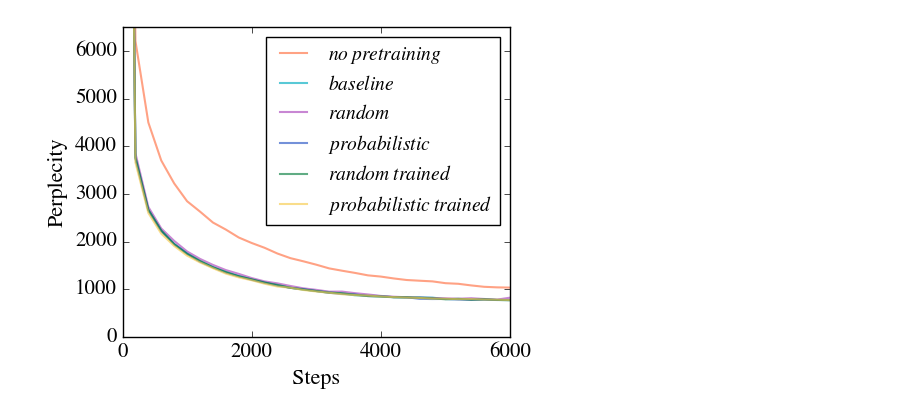
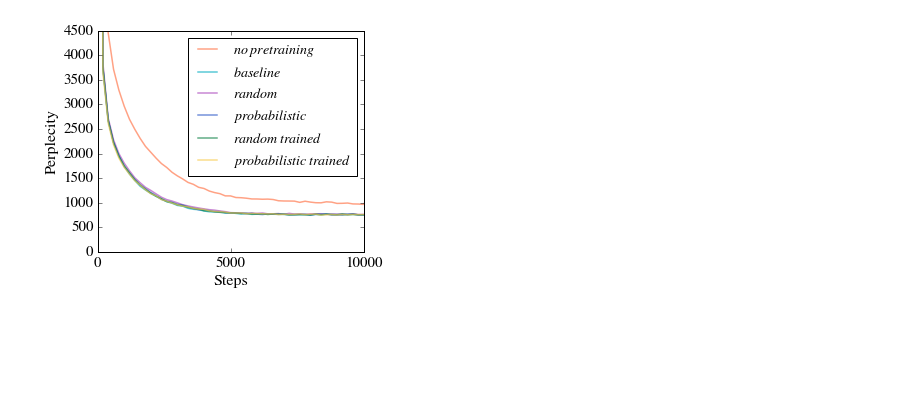
Before and after one commit to drumstok/nlp-project, a Jupyter notebook: generating-plots/plots_generator.ipynb, the cells around one changed output. Cells and saved outputs as stored; diff of their text form; code cells hidden in the pictures; blank space fills up the shorter version.

Commit message:
Tweaked plots

```diff
--- a/generating-plots/plots_generator.ipynb
+++ b/generating-plots/plots_generator.ipynb
@@ -98,10 +98,10 @@ test_plot(x[2:], y[2:], colors, legend[2:],'')
 # %%
-file_rnn_base = "./nlp-rnn-results/perplexity/run_rnn-baseline,tag_test-perplexity.csv"
-file_rnn_notrain = "./nlp-rnn-results/perplexity/run_rnn-nopretrain,tag_test-perplexity.csv"
-file_rnn_prob_train = "./nlp-rnn-results/perplexity/run_rnn-trained-prob,tag_test-perplexity.csv"
-file_rnn_prob_notrain = "./nlp-rnn-results/perplexity/run_rnn-prob,tag_test-perplexity.csv"
-file_rnn_random_train ="./nlp-rnn-results/perplexity/run_rnn-trained-random,tag_test-perplexity.csv"
-file_rnn_random_notrain = "./nlp-rnn-results/perplexity/run_rnn-random,tag_test-perplexity.csv"
+file_rnn_base = "./nlp-rnn-results/perplexity/run_baseline,tag_test-perplexity.csv"
+file_rnn_notrain = "./nlp-rnn-results/perplexity/run_nopretrain,tag_test-perplexity.csv"
+file_rnn_prob_train = "./nlp-rnn-results/perplexity/run_trained-prob,tag_test-perplexity.csv"
+file_rnn_prob_notrain = "./nlp-rnn-results/perplexity/run_prob,tag_test-perplexity.csv"
+file_rnn_random_train ="./nlp-rnn-results/perplexity/run_trained-random,tag_test-perplexity.csv"
+file_rnn_random_notrain = "./nlp-rnn-results/perplexity/run_random,tag_test-perplexity.csv"
 
 df_rnn_base = pandas.read_csv(file_rnn_base, names=colnames)
 df_rnn_notrain = pandas.read_csv(file_rnn_notrain, names=colnames)
@@ -113,34 +113,35 @@ df_rnn_random_notrain =pandas.read_csv(file_rnn_random_notrain, names=colnames)
 dfs = [df_rnn_notrain, df_rnn_base, df_rnn_random_notrain, df_rnn_prob_notrain,df_rnn_random_train, df_rnn_prob_train]
 
 x_rnn = []
 y_rnn = []
 legend_rnn = [r'$no \;pretraining$', r'$baseline$',r'$random$', r'$probabilistic$', r'$random \;trained$', r'$probabilistic \;trained$']
 colors = ['#FF7043','#00ACC1','#AB47BC','#2A56C6','#0B8043','#F7CB4D', ]
 for df in dfs:
     strip_white(df)
     _, s, v = get_lists(df)
     x_rnn.append(s)
     y_rnn.append(v)
 
 def rnn_plot(x, y, colors, legend):
     fig, ax1 = plt.subplots(figsize=(5, 4))
 
     for i, (step, value) in enumerate(zip(x, y)):
         ax1.plot(step, value, linewidth=1.5, alpha = 0.65, color = colors[i])
 
     plt.legend(legend, fontsize=14)
 
     ax1.set_ylabel("Perplecity", fontsize = 16)
     ax1.set_xlabel("Steps", fontsize = 16)
     ax1.locator_params(axis='x',nbins=4)
 
-    #plt.savefig("foo.pdf")
     axes = plt.gca()
-    #axes.set_xlim([xmin,xmax])
-    axes.set_ylim([0,6500])
+    axes.set_xlim([0,10000])
+    axes.set_ylim([0,4500])
+    plt.tight_layout()
+    plt.savefig("perplexity.pdf")
     plt.show()
 
 cutrnn = 0
 rnn_plot(x_rnn[cutrnn:], y_rnn[cutrnn:], colors, legend_rnn[cutrnn:])
 # %% [output]
-[figure, old version]
+[figure, new version]
```
Also changed, not shown: parts of 1 cell of this notebook, 25 other files.
